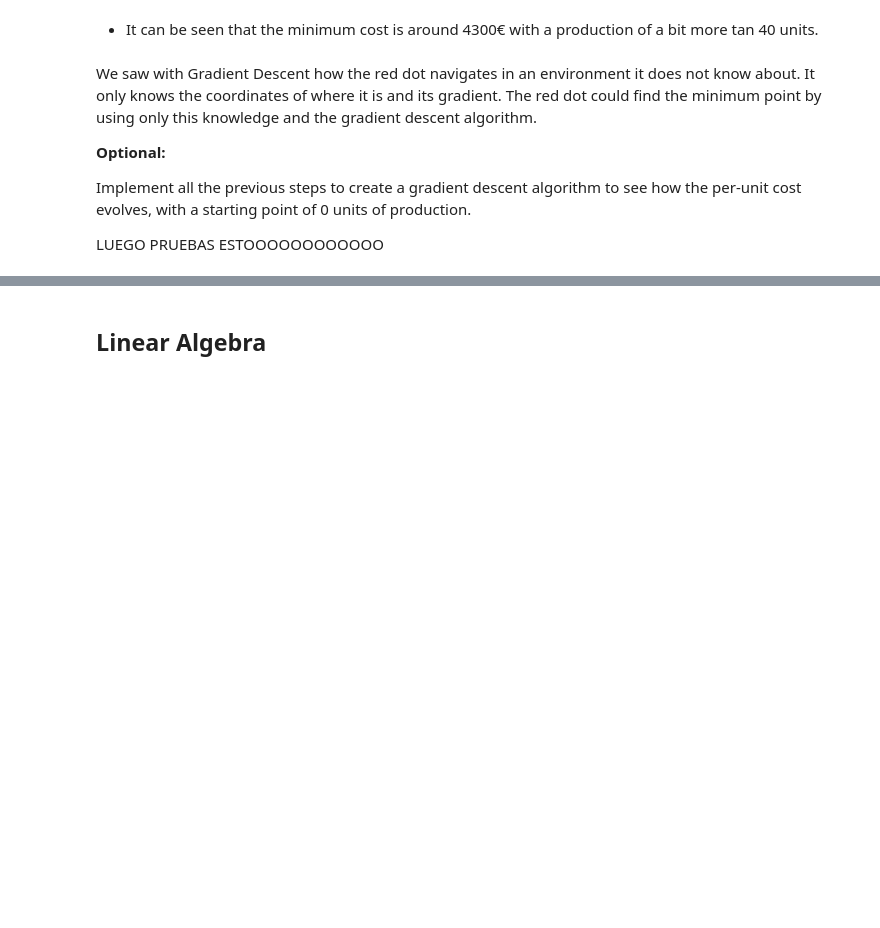
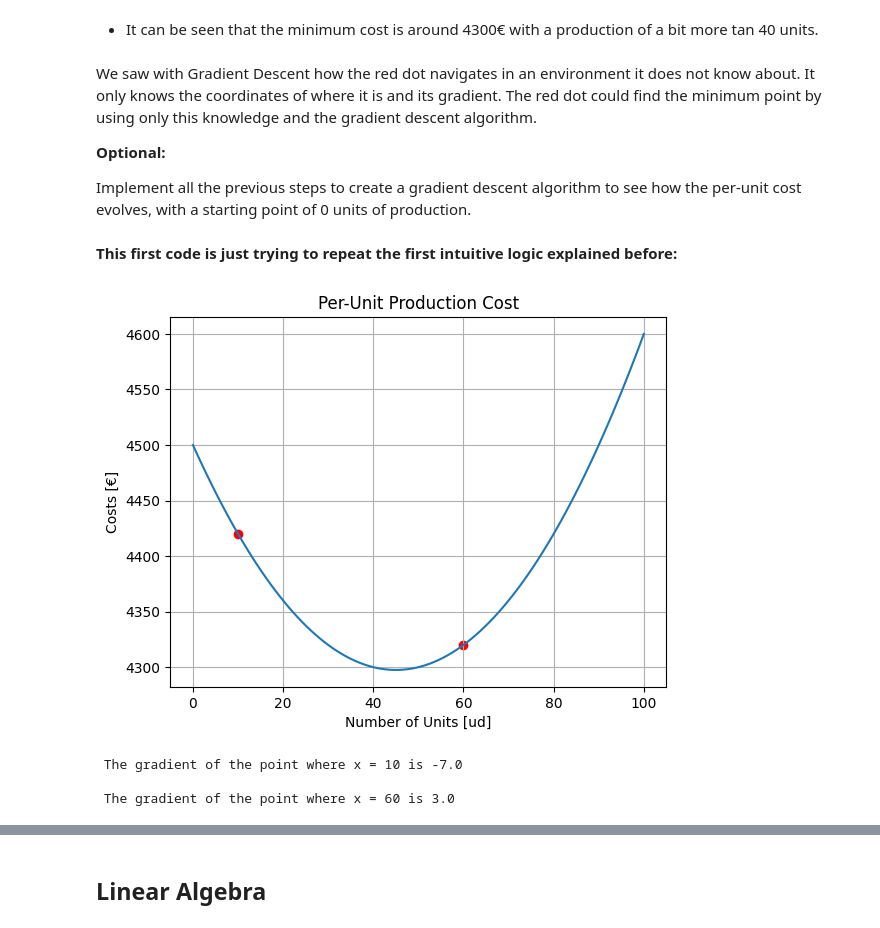
Before and after one commit to 4GeeksAcademy/calculus-and-algebra-problems-with-python-clara, a Jupyter notebook: notebook/problems.ipynb, the cells around one changed output, grey strips where cells are left out. Saved outputs shown, nothing was run; the diff lists cells and outputs as text; code cells hidden in the pictures; blank space fills up the shorter version.

```diff
--- a/notebook/problems.ipynb
+++ b/notebook/problems.ipynb
@@ -331,5 +333,48 @@ We saw with Gradient Descent how the red dot navigates in an environment it does
 **Optional:**
 
 Implement all the previous steps to create a gradient descent algorithm to see how the per-unit cost evolves, with a starting point of 0 units of production.
-
-LUEGO PRUEBAS ESTOOOOOOOOOOOO
+# %% [markdown]
+**This first code is just trying to repeat the first intuitive logic explained before:**
+# %%
+# Import Libraries:
+import numpy as np
+
+# Funtion:
+def f(x): return 0.1*(x**2) - 9*x + 4500;
+
+# First Derivative of the Function:
+def df(x): return 0.2*x - 9;
+
+def visualize(f, x):
+
+    # X-Axis Definition:
+    x_values = np.linspace(0, 100, 100);
+
+    # Y-Axis Definition:
+    y_values = f(x_values);
+
+    # Plot the Line Graph:
+    plt.plot (x_values, y_values);
+    plt.title('Per-Unit Production Cost');
+    plt.xlabel('Number of Units [ud]');
+    plt.ylabel('Costs [€]');
+    plt.grid(True);
+
+    # Plot the points given as an argument:
+    coor_x = np.array(x);
+    coor_y = f(coor_x);
+    plt.scatter(coor_x, coor_y, color='red');
+
+visualize(f, x=[10, 60]);
+# %% [output]
+[figure, added]
+# %%
+# Gradient of the First Red Point:
+print(f" The gradient of the point where x = 10 is {df(10)}\n");
+
+# Gradient of the Second Red Point:
+print (f" The gradient of the point where x = 60 is {df(60)}\n");
+# %% [output]
+ The gradient of the point where x = 10 is -7.0
+
+ The gradient of the point where x = 60 is 3.0
```
Also changed, not shown: parts of 5 cells of this notebook.
